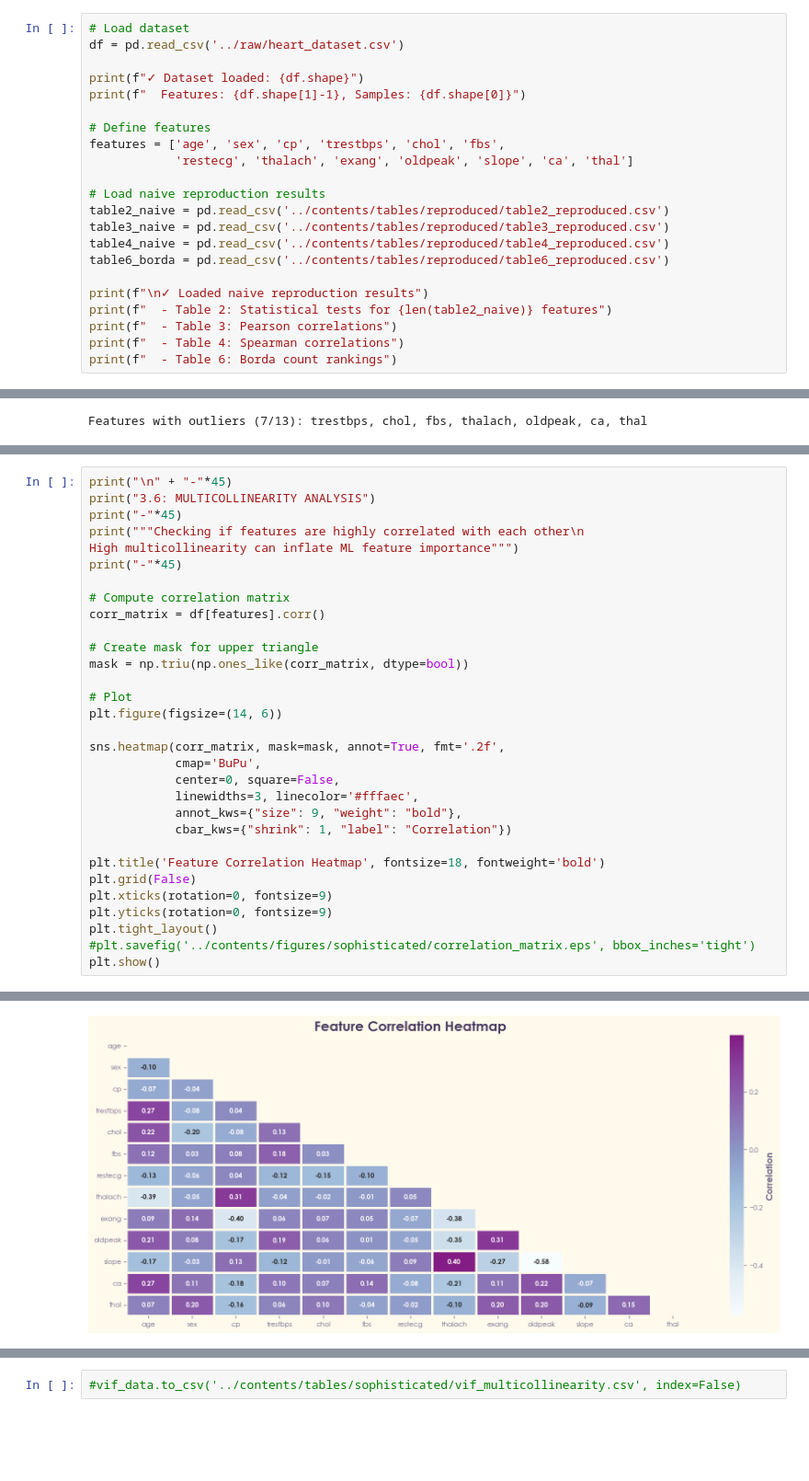
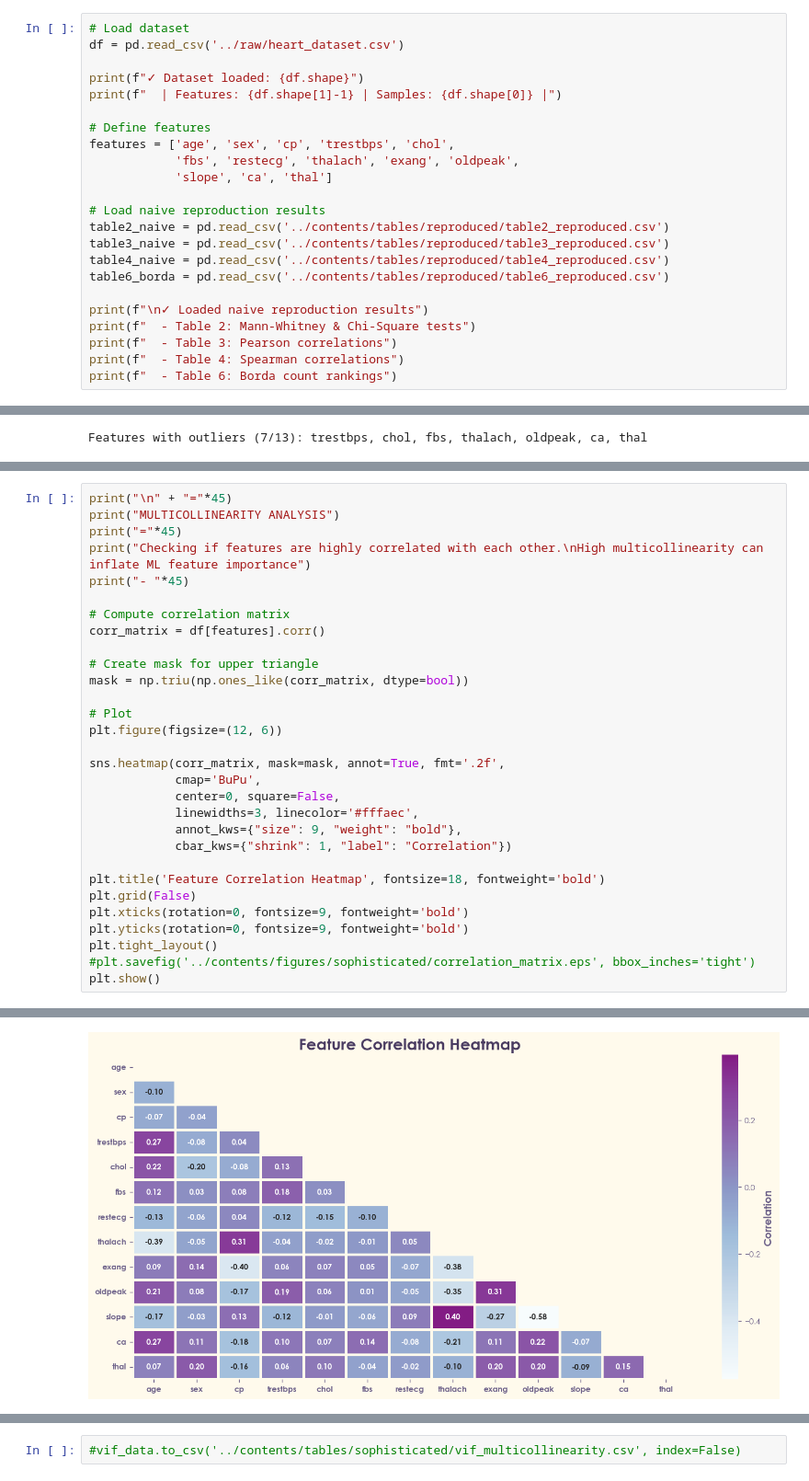
Before and after one commit to Mubashir42884/Research-Methodology-and-Statistics, a Jupyter notebook: notebooks/04_sophisticated_reproduction_STATS.ipynb, the cells around one changed output, grey strips where cells are left out. Shown at 92% size. Drawn from its saved outputs; the diff is of its cells as text; blank space fills up the shorter version.

```diff
--- a/notebooks/04_sophisticated_reproduction_STATS.ipynb
+++ b/notebooks/04_sophisticated_reproduction_STATS.ipynb
@@ -46,11 +58,12 @@ that we address here.
 df = pd.read_csv('../raw/heart_dataset.csv')
 
 print(f"✓ Dataset loaded: {df.shape}")
-print(f"  Features: {df.shape[1]-1}, Samples: {df.shape[0]}")
+print(f"  | Features: {df.shape[1]-1} | Samples: {df.shape[0]} |")
 
 # Define features
-features = ['age', 'sex', 'cp', 'trestbps', 'chol', 'fbs',
-            'restecg', 'thalach', 'exang', 'oldpeak', 'slope', 'ca', 'thal']
+features = ['age', 'sex', 'cp', 'trestbps', 'chol',
+            'fbs', 'restecg', 'thalach', 'exang', 'oldpeak',
+            'slope', 'ca', 'thal']
 
 # Load naive reproduction results
 table2_naive = pd.read_csv('../contents/tables/reproduced/table2_reproduced.csv')
@@ -59,7 +72,7 @@ table4_naive = pd.read_csv('../contents/tables/reproduced/table4_reproduced.csv'
 table6_borda = pd.read_csv('../contents/tables/reproduced/table6_reproduced.csv')
 
 print(f"\n✓ Loaded naive reproduction results")
-print(f"  - Table 2: Statistical tests for {len(table2_naive)} features")
+print(f"  - Table 2: Mann-Whitney & Chi-Square tests")
 print(f"  - Table 3: Pearson correlations")
 print(f"  - Table 4: Spearman correlations")
 print(f"  - Table 6: Borda count rankings")
@@ -942,10 +873,9 @@ plt.show()
 # %%
-print("\n" + "-"*45)
-print("3.6: MULTICOLLINEARITY ANALYSIS")
-print("-"*45)
-print("""Checking if features are highly correlated with each other\n
-High multicollinearity can inflate ML feature importance""")
-print("-"*45)
+print("\n" + "="*45)
+print("MULTICOLLINEARITY ANALYSIS")
+print("="*45)
+print("Checking if features are highly correlated with each other.\nHigh multicollinearity can inflate ML feature importance")
+print("- "*45)
 
 # Compute correlation matrix
 corr_matrix = df[features].corr()
@@ -954,7 +884,7 @@ corr_matrix = df[features].corr()
 mask = np.triu(np.ones_like(corr_matrix, dtype=bool))
 
 # Plot
-plt.figure(figsize=(14, 6))
+plt.figure(figsize=(12, 6))
 
 sns.heatmap(corr_matrix, mask=mask, annot=True, fmt='.2f',
             cmap='BuPu',
@@ -965,8 +895,8 @@ sns.heatmap(corr_matrix, mask=mask, annot=True, fmt='.2f',
 
 plt.title('Feature Correlation Heatmap', fontsize=18, fontweight='bold')
 plt.grid(False)
-plt.xticks(rotation=0, fontsize=9)
-plt.yticks(rotation=0, fontsize=9)
+plt.xticks(rotation=0, fontsize=9, fontweight='bold')
+plt.yticks(rotation=0, fontsize=9, fontweight='bold')
 plt.tight_layout()
 #plt.savefig('../contents/figures/sophisticated/correlation_matrix.eps', bbox_inches='tight')
 plt.show()
@@ -981,2 +910,2 @@ High multicollinearity can inflate ML feature importance
-[figure, old version]
+[figure, new version]
 # %%
```
Also changed, not shown: parts of 94 cells of this notebook, 7 other files.
